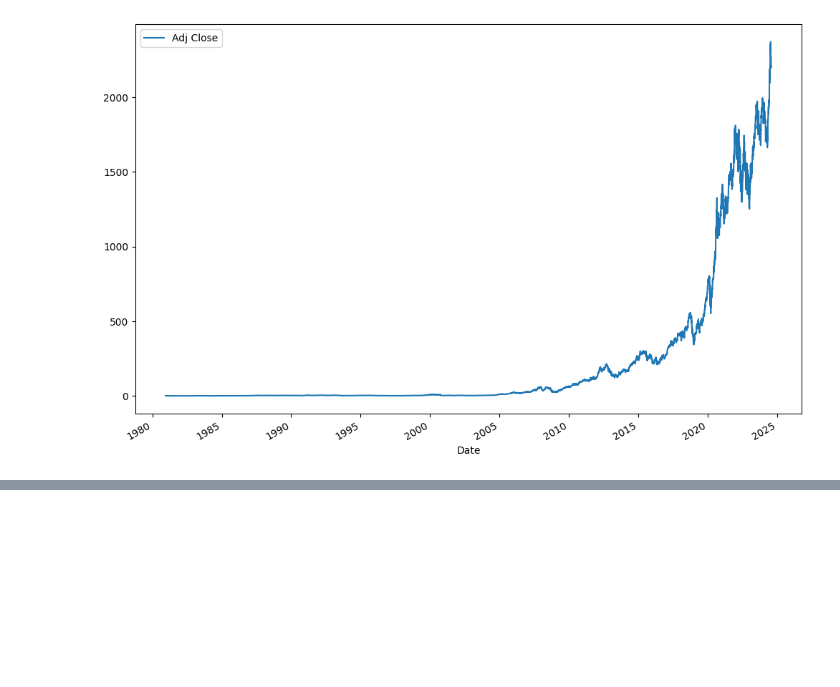
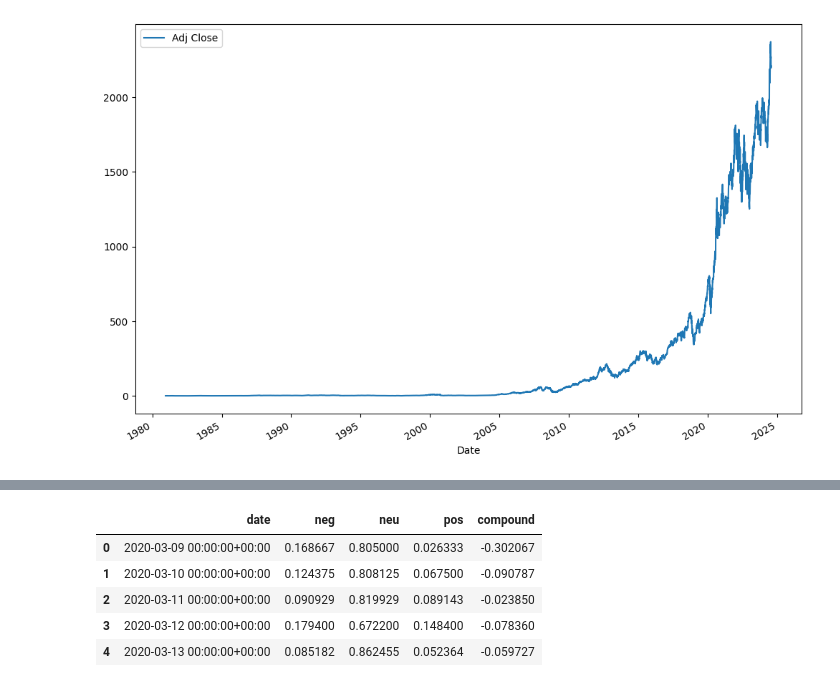
Before and after one commit to mikek1337/Predicting-Price-Moves-with-News-Sentiment-Week1, a Jupyter notebook: notebooks/financial-analysis.ipynb, the cells around one changed output, grey strips where cells are left out. Saved outputs shown, nothing was run; the diff lists cells and outputs as text; code cells hidden in the pictures; blank space fills up the shorter version.

```diff
--- a/notebooks/financial-analysis.ipynb
+++ b/notebooks/financial-analysis.ipynb
@@ -249,3 +254,17 @@ cum_daily_return.plot(figsize=(12,8))
 plt.show()
 # %% [output]
 [figure]
+# %%
+from nltk.sentiment.vader import SentimentIntensityAnalyzer
+import nltk
+
+nltk.download('vader_lexicon')
+vader = SentimentIntensityAnalyzer()
+
+news_data = pd.read_csv('../data/raw_analyst_ratings.csv')
+
+scores = [vader.polarity_scores(headline) for headline in news_data['headline'].values]
+
+scores_df = pd.DataFrame(scores)
+
+news_data = pd.concat([news_data, scores_df ], axis=1)
@@ -251,0 +275,16 @@ plt.show()
+# %%
+
+cols = ['neg', 'neu', 'pos', 'compound', 'headline', 'stock', 'publisher', 'date']
+news_data['date'] = pd.to_datetime(news_data['date'], format='mixed', utc=True).dt.normalize()
+app_data['Date'] = pd.to_datetime(app_data['Date'], format='mixed', utc=True).dt.normalize()
+#Aggregate Sentiments: Compute average daily sentiment scores if multiple articles appear on the same day.
+daily_sentiment = news_data.loc[news_data['stock']=='AAPL'].groupby('date')[['neg', 'neu', 'pos', 'compound']].mean().reset_index()
+#news_data[cols].tail()
+daily_sentiment.head()
+# %% [output]
+|  | date | neg | neu | pos | compound |
+| 0 | 2020-03-09 00:00:00+00:00 | 0.168667 | 0.805000 | 0.026333 | -0.302067 |
+| 1 | 2020-03-10 00:00:00+00:00 | 0.124375 | 0.808125 | 0.067500 | -0.090787 |
+| 2 | 2020-03-11 00:00:00+00:00 | 0.090929 | 0.819929 | 0.089143 | -0.023850 |
+| 3 | 2020-03-12 00:00:00+00:00 | 0.179400 | 0.672200 | 0.148400 | -0.078360 |
+| 4 | 2020-03-13 00:00:00+00:00 | 0.085182 | 0.862455 | 0.052364 | -0.059727 |
```
Also changed, not shown: parts of 7 cells of this notebook, 1 other file.
